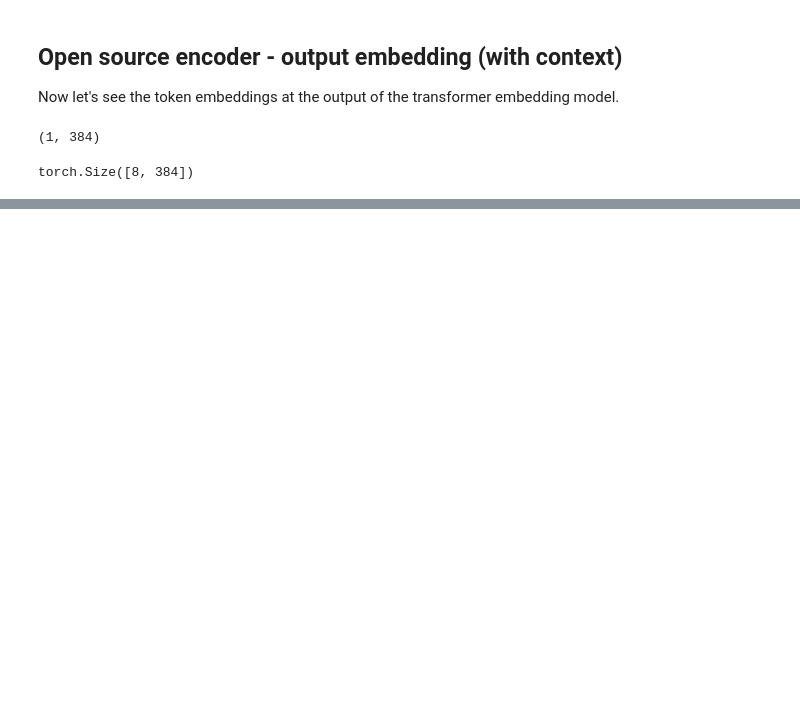
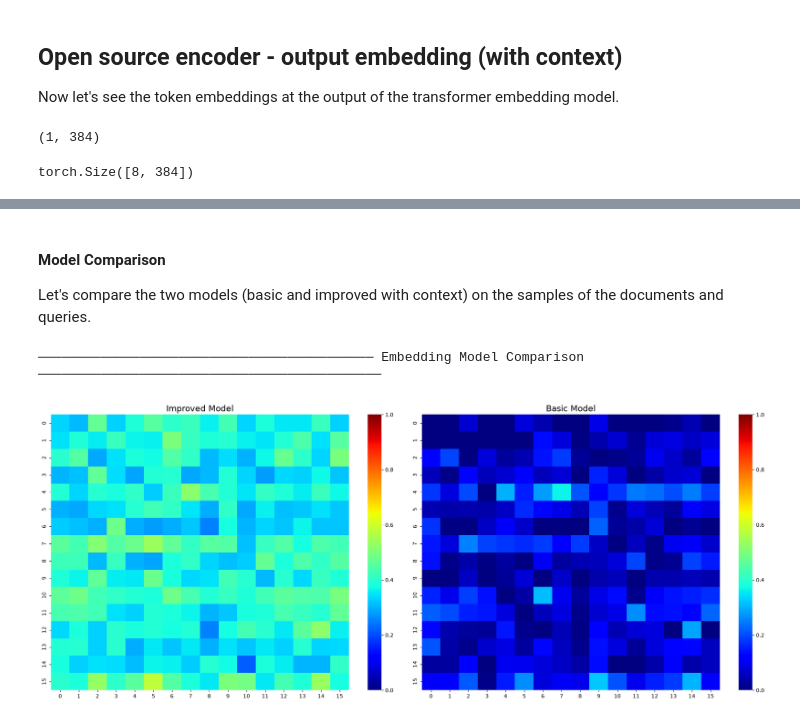
Before and after one commit to PallaviBhimte/advanced-rag, a Jupyter notebook: 02_embedding_model.ipynb, the cells around one changed output, grey strips where cells are left out. Saved outputs shown, nothing was run; the diff lists cells and outputs as text; code cells hidden in the pictures; blank space fills up the shorter version.

Commit message:
encoder output embedding and model comparison

```diff
--- a/02_embedding_model.ipynb
+++ b/02_embedding_model.ipynb
@@ -540,0 +761,3 @@ distances = util.cos_sim(
+# %%
+query_prefix = "search_query: "
+document_prefix = "search_document: "
@@ -540,0 +825,47 @@ distances = util.cos_sim(
+# %%
+queries_sample = queries.select(range(16))["text"]
+queries_tokens = tokenizer(
+    [query_prefix + query for query in queries_sample],
+    truncation=True,
+    padding=True,
+    max_length=512,
+    return_tensors="pt"
+).to(device)
+
+with torch.no_grad():
+  query_embeddings = improved_model.second_stage_model(
+      input_ids=queries_tokens["input_ids"],
+      attention_mask=queries_tokens["attention_mask"],
+      dataset_embeddings=dataset_embeddings,
+  )
+query_embeddings /= query_embeddings.norm(p=2, dim=1, keepdim=True)
+# %% [markdown]
+#### Model Comparison
+Let's compare the two models (basic and improved with context) on the samples of the documents and queries.
+# %%
+with torch.no_grad():
+  doc_basic_embeddings = model.encode(sample_docs)
+# %%
+with torch.no_grad():
+  queries_basic_embeddings = model.encode(queries_sample)
+# %%
+import matplotlib
+import matplotlib.pyplot as plt
+import seaborn as sns
+
+fig, (ax1, ax2) = plt.subplots(1, 2, figsize=(20, 8))
+
+# Heatmap for improved model
+sns.heatmap((doc_embeddings @ query_embeddings.T).cpu(), cmap="jet", ax=ax1, vmin=0, vmax=1)
+ax1.set_title("Improved Model", fontsize=16)
+
+# Heatmap for basic model
+sns.heatmap((doc_basic_embeddings @ queries_basic_embeddings.T), cmap="jet", ax=ax2 ,vmin=0, vmax=1)
+ax2.set_title("Basic Model", fontsize=16)
+
+plt.tight_layout()
+console.rule("Embedding Model Comparison")
+plt.show()
+# %% [output]
+─────────────────────────────────────────── Embedding Model Comparison ────────────────────────────────────────────
+[figure, added]
```
Also changed, not shown: parts of 25 cells of this notebook.
